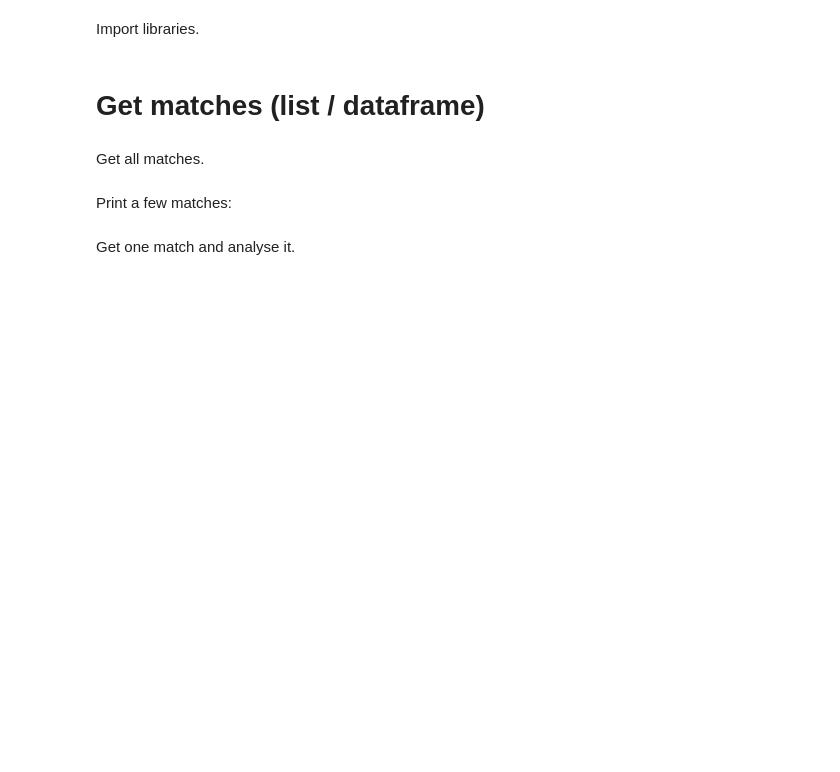
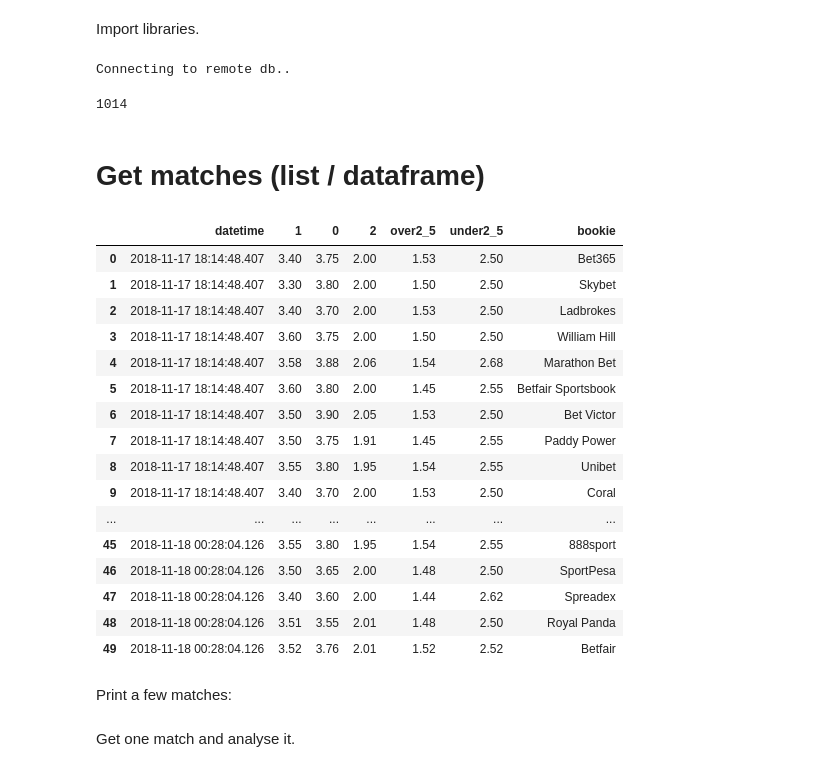
Before and after one commit to Misko07/learnbet, a Jupyter notebook: match_data_analysis.ipynb, the cells around one changed output. Cells and saved outputs as stored; diff of their text form; code cells hidden in the pictures; blank space fills up the shorter version.

```diff
--- a/match_data_analysis.ipynb
+++ b/match_data_analysis.ipynb
@@ -105,6 +79,10 @@ def get_bookie_stats():
     df.sort_values(by='match_appear', inplace=True, ascending=False)
     return df
 # %%
-db_ = connect_db(remote=True)
+db_ = utils.connect_db(remote=True)
+# %% [output]
+Connecting to remote db..
 # %%
 print(db_.matches.count())
+# %% [output]
+1014
@@ -116,4 +89,2 @@ for entry in all_odds:
 # %% [markdown]
 # Get matches (list / dataframe)
-# %% [markdown]
-Get all matches.
@@ -123,3 +91,27 @@ len(df)
+# %%
+from imp import reload
+reload(utils)
+m = db_.matches.find_one({'team_home': 'Bournemouth', 'team_away': 'Arsenal'})
+df = utils.create_odds_df(m_dict=m)
+df.head(50)
+# %% [output]
+|  | datetime | 1 | 0 | 2 | over2_5 | under2_5 | bookie |
+| 0 | 2018-11-17 18:14:48.407 | 3.40 | 3.75 | 2.00 | 1.53 | 2.50 | Bet365 |
+| 1 | 2018-11-17 18:14:48.407 | 3.30 | 3.80 | 2.00 | 1.50 | 2.50 | Skybet |
+| 2 | 2018-11-17 18:14:48.407 | 3.40 | 3.70 | 2.00 | 1.53 | 2.50 | Ladbrokes |
+| 3 | 2018-11-17 18:14:48.407 | 3.60 | 3.75 | 2.00 | 1.50 | 2.50 | William Hill |
+| 4 | 2018-11-17 18:14:48.407 | 3.58 | 3.88 | 2.06 | 1.54 | 2.68 | Marathon Bet |
+| 5 | 2018-11-17 18:14:48.407 | 3.60 | 3.80 | 2.00 | 1.45 | 2.55 | Betfair Sportsbook |
+| 6 | 2018-11-17 18:14:48.407 | 3.50 | 3.90 | 2.05 | 1.53 | 2.50 | Bet Victor |
+| 7 | 2018-11-17 18:14:48.407 | 3.50 | 3.75 | 1.91 | 1.45 | 2.55 | Paddy Power |
+| 8 | 2018-11-17 18:14:48.407 | 3.55 | 3.80 | 1.95 | 1.54 | 2.55 | Unibet |
+| 9 | 2018-11-17 18:14:48.407 | 3.40 | 3.70 | 2.00 | 1.53 | 2.50 | Coral |
+| ... | ... | ... | ... | ... | ... | ... | ... |
+| 45 | 2018-11-18 00:28:04.126 | 3.55 | 3.80 | 1.95 | 1.54 | 2.55 | 888sport |
+| 46 | 2018-11-18 00:28:04.126 | 3.50 | 3.65 | 2.00 | 1.48 | 2.50 | SportPesa |
+| 47 | 2018-11-18 00:28:04.126 | 3.40 | 3.60 | 2.00 | 1.44 | 2.62 | Spreadex |
+| 48 | 2018-11-18 00:28:04.126 | 3.51 | 3.55 | 2.01 | 1.48 | 2.50 | Royal Panda |
+| 49 | 2018-11-18 00:28:04.126 | 3.52 | 3.76 | 2.01 | 1.52 | 2.52 | Betfair |
 # %% [markdown]
 Print a few matches:
 # %% [markdown]
```
Also changed, not shown: parts of 4 cells of this notebook, 1 other file.
